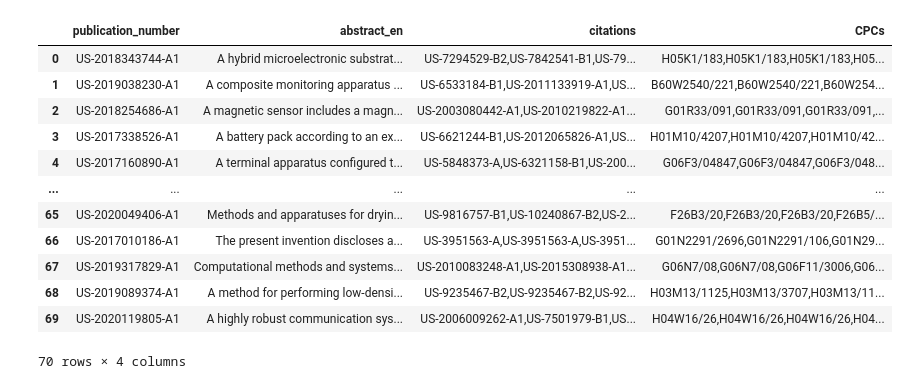
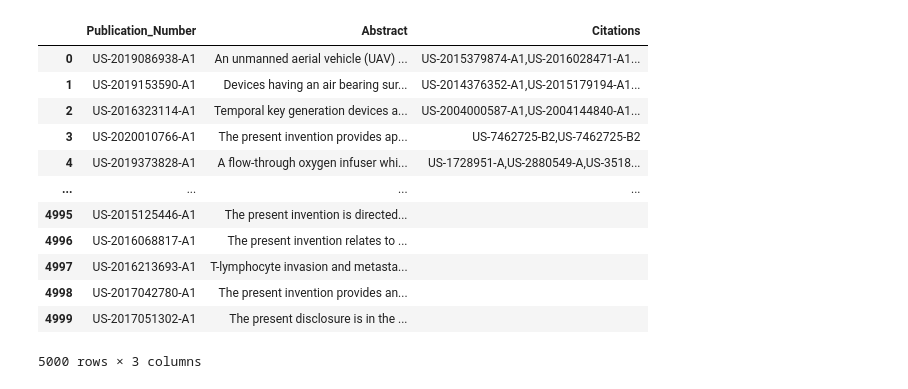
Before and after one commit to GabeAspir/Patent-Prior-Art-Finder, a Jupyter notebook: 2nd Stage Development/WithCitationsEdited.ipynb, the cells around one changed output. Cells and saved outputs as stored; diff of their text form; code cells hidden in the pictures.

```diff
--- a/2nd Stage Development/WithCitationsEdited.ipynb
+++ b/2nd Stage Development/WithCitationsEdited.ipynb
@@ -16,21 +11,22 @@ from sklearn.metrics.pairwise import cosine_similarity
 # %%
 #Will read the .json to a dataframe
-jsonObject1= pd.io.json.read_json("JsonTTPatentsWithcitations.json")
-#jsonObject1 = pd.io.json.read_json('/content/JsonTTPatentsWithcitations.json')
+# Use the comment if you're not using Colab, and rather have it saved on your comp
+# jsonObject1= pd.io.json.read_json("JsonTTPatentsWithcitations.json")
+jsonObject1 = pd.io.json.read_json('/content/5000PatentsAbstractAndCitationsJson.json')
 jsonObject1
 # %% [output]
-|  | publication_number | abstract_en | citations | CPCs |
-| 0 | US-2018343744-A1 | A hybrid microelectronic substrat... | US-7294529-B2,US-7842541-B1,US-79... | H05K1/183,H05K1/183,H05K1/183,H05... |
-| 1 | US-2019038230-A1 | A composite monitoring apparatus ... | US-6533184-B1,US-2011133919-A1,US... | B60W2540/221,B60W2540/221,B60W254... |
-| 2 | US-2018254686-A1 | A magnetic sensor includes a magn... | US-2003080442-A1,US-2010219822-A1... | G01R33/091,G01R33/091,G01R33/091,... |
-| 3 | US-2017338526-A1 | A battery pack according to an ex... | US-6621244-B1,US-2012065826-A1,US... | H01M10/4207,H01M10/4207,H01M10/42... |
-| 4 | US-2017160890-A1 | A terminal apparatus configured t... | US-5848373-A,US-6321158-B1,US-200... | G06F3/04847,G06F3/04847,G06F3/048... |
-| ... | ... | ... | ... | ... |
-| 65 | US-2020049406-A1 | Methods and apparatuses for dryin... | US-9816757-B1,US-10240867-B2,US-2... | F26B3/20,F26B3/20,F26B3/20,F26B5/... |
-| 66 | US-2017010186-A1 | The present invention discloses a... | US-3951563-A,US-3951563-A,US-3951... | G01N2291/2696,G01N2291/106,G01N29... |
-| 67 | US-2019317829-A1 | Computational methods and systems... | US-2010083248-A1,US-2015308938-A1... | G06N7/08,G06N7/08,G06F11/3006,G06... |
-| 68 | US-2019089374-A1 | A method for performing low-densi... | US-9235467-B2,US-9235467-B2,US-92... | H03M13/1125,H03M13/3707,H03M13/11... |
-| 69 | US-2020119805-A1 | A highly robust communication sys... | US-2006009262-A1,US-7501979-B1,US... | H04W16/26,H04W16/26,H04W16/26,H04... |
+|  | Publication_Number | Abstract | Citations |
+| 0 | US-2019086938-A1 | An unmanned aerial vehicle (UAV) ... | US-2015379874-A1,US-2016028471-A1... |
+| 1 | US-2019153590-A1 | Devices having an air bearing sur... | US-2014376352-A1,US-2015179194-A1... |
+| 2 | US-2016323114-A1 | Temporal key generation devices a... | US-2004000587-A1,US-2004144840-A1... |
+| 3 | US-2020010766-A1 | The present invention provides ap... | US-7462725-B2,US-7462725-B2 |
+| 4 | US-2019373828-A1 | A flow-through oxygen infuser whi... | US-1728951-A,US-2880549-A,US-3518... |
+| ... | ... | ... | ... |
+| 4995 | US-2015125446-A1 | The present invention is directed... |  |
+| 4996 | US-2016068817-A1 | The present invention relates to ... |  |
+| 4997 | US-2016213693-A1 | T-lymphocyte invasion and metasta... |  |
+| 4998 | US-2017042780-A1 | The present invention provides an... |  |
+| 4999 | US-2017051302-A1 | The present disclosure is in the ... |  |
-70 rows × 4 columns
+5000 rows × 3 columns
 # %%
 myPaf = paf()
```
Also changed, not shown: parts of 19 cells of this notebook.
